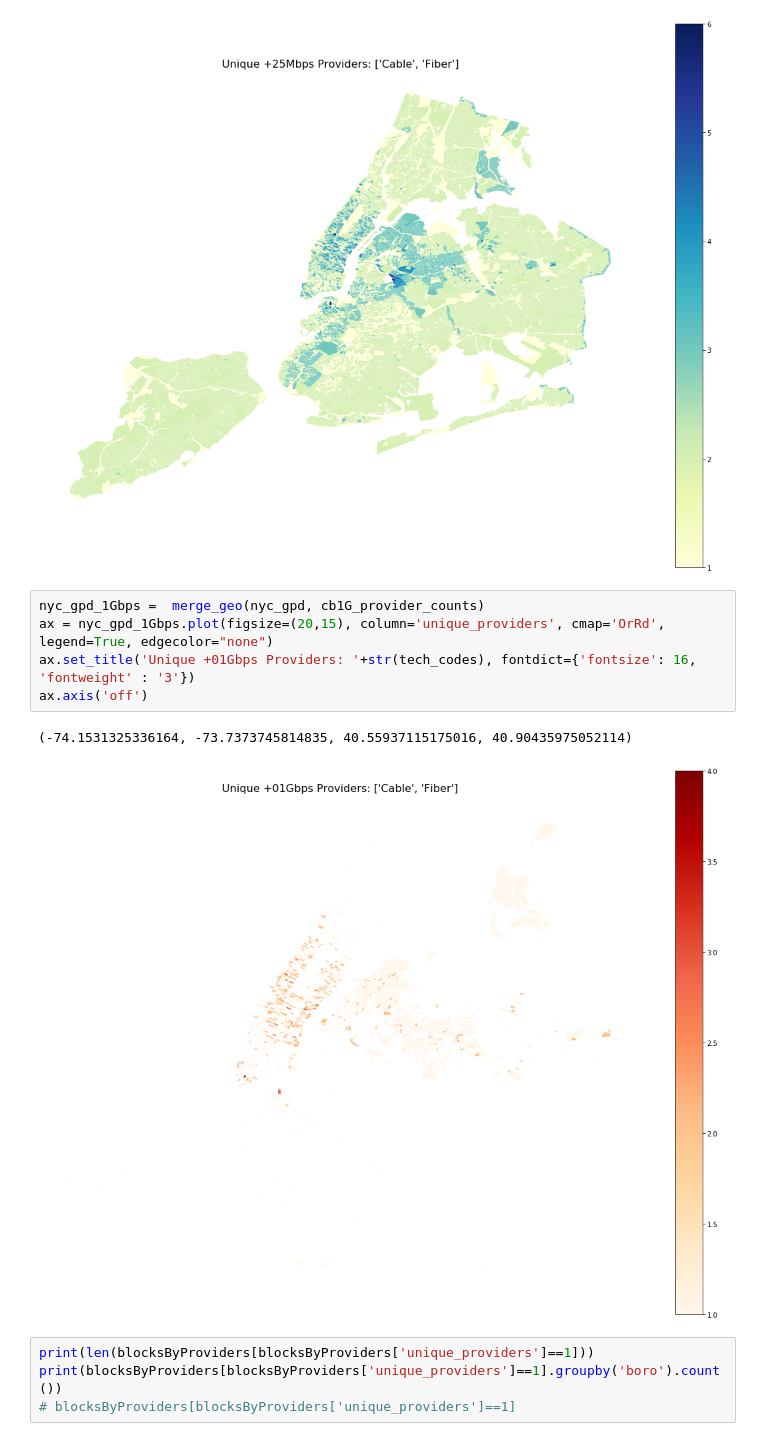
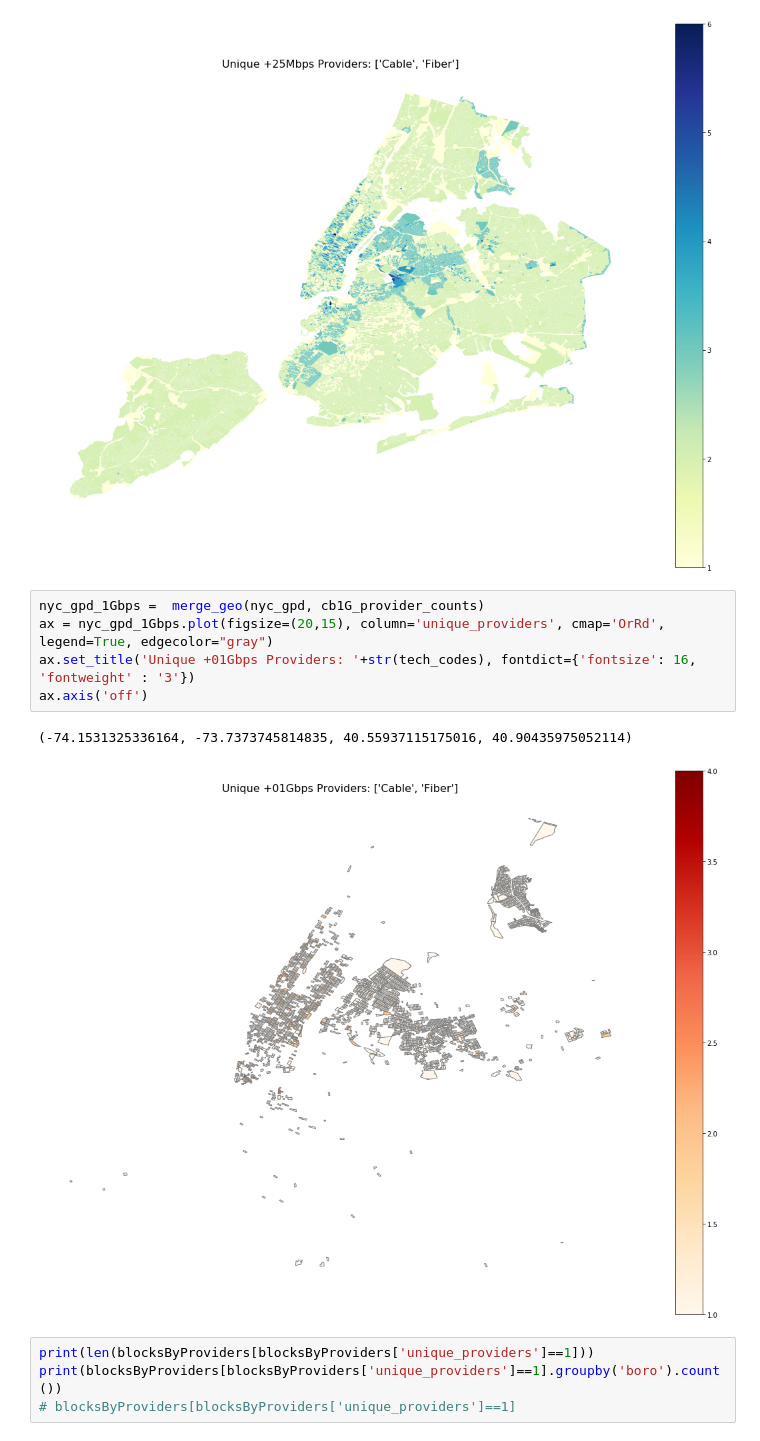
Before and after one commit to lyc1005/nyconnect, a Jupyter notebook: analysis/fcc_data_analysis.ipynb, the cells around one changed output. Saved outputs shown, nothing was run; the diff lists cells and outputs as text.

```diff
--- a/analysis/fcc_data_analysis.ipynb
+++ b/analysis/fcc_data_analysis.ipynb
@@ -156,12 +156,12 @@ ax.axis('off')
 [figure]
 # %%
 nyc_gpd_1Gbps =  merge_geo(nyc_gpd, cb1G_provider_counts)
-ax = nyc_gpd_1Gbps.plot(figsize=(20,15), column='unique_providers', cmap='OrRd', legend=True, edgecolor="none")
+ax = nyc_gpd_1Gbps.plot(figsize=(20,15), column='unique_providers', cmap='OrRd', legend=True, edgecolor="gray")
 ax.set_title('Unique +01Gbps Providers: '+str(tech_codes), fontdict={'fontsize': 16, 'fontweight' : '3'})
 ax.axis('off')
 # %% [output]
 (-74.1531325336164, -73.7373745814835, 40.55937115175016, 40.90435975052114)
-[figure, old version]
+[figure, new version]
 # %%
 print(len(blocksByProviders[blocksByProviders['unique_providers']==1]))
 print(blocksByProviders[blocksByProviders['unique_providers']==1].groupby('boro').count())
```
